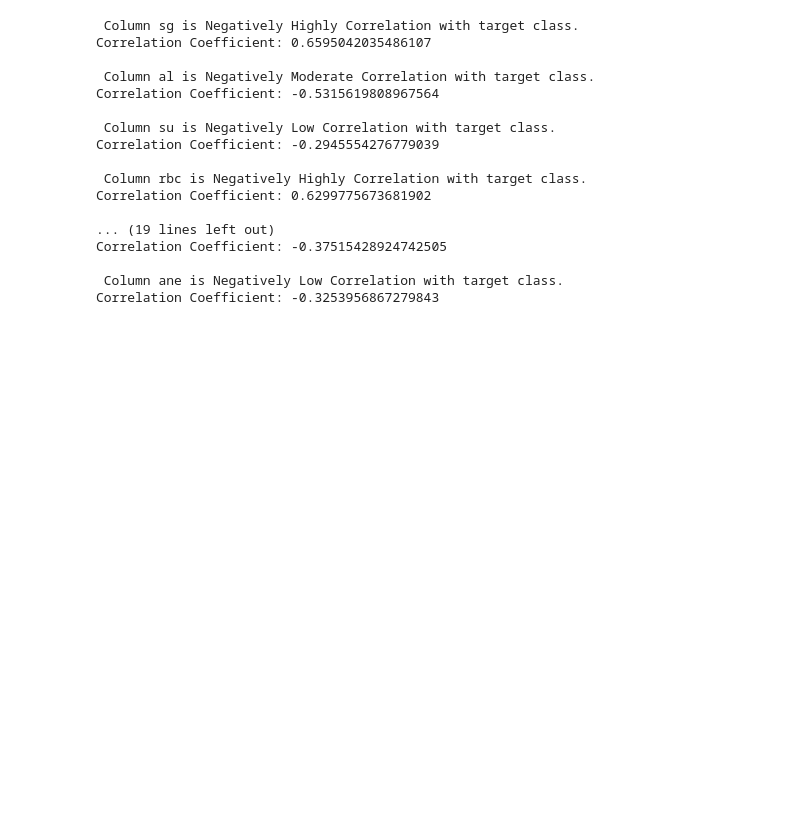
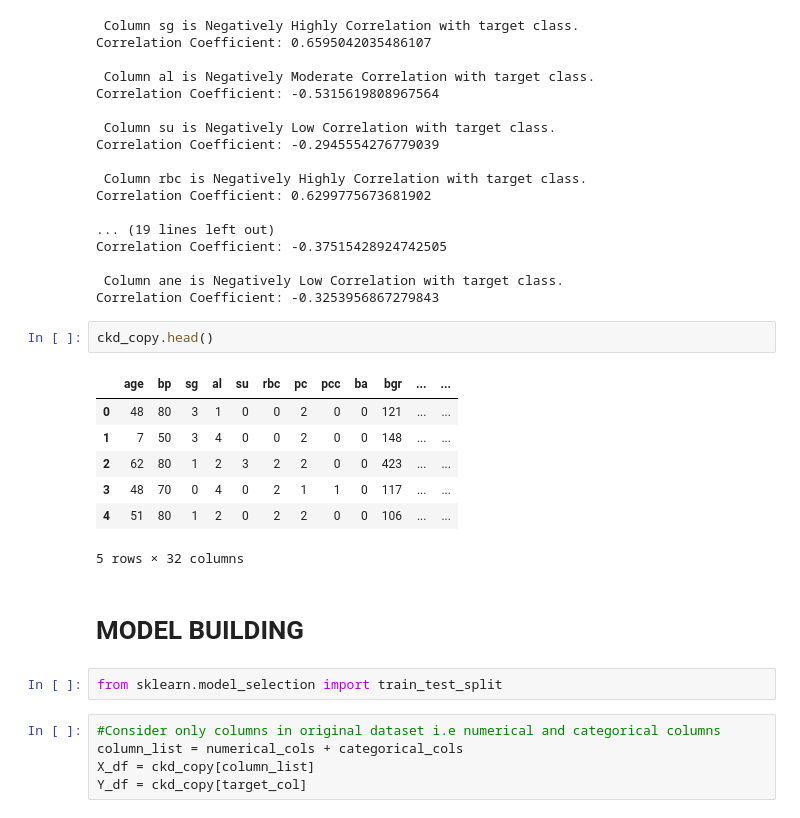
Before and after one commit to reenanagrale/Data_Mining_assignment, a Jupyter notebook: CKD_preprocessing.ipynb, the cells around one changed output. Cells and saved outputs as stored; diff of their text form; blank space fills up the shorter version.

```diff
--- a/CKD_preprocessing.ipynb
+++ b/CKD_preprocessing.ipynb
@@ -966,3 +946,22 @@ Correlation Coefficient: -0.37515428924742505
 
  Column ane is Negatively Low Correlation with target class.
 Correlation Coefficient: -0.3253956867279843
+# %%
+ckd_copy.head()
+# %% [output]
+|  | age | bp | sg | al | su | rbc | pc | pcc | ba | bgr | ... | ... |
+| 0 | 48 | 80 | 3 | 1 | 0 | 0 | 2 | 0 | 0 | 121 | ... | ... |
+| 1 | 7 | 50 | 3 | 4 | 0 | 0 | 2 | 0 | 0 | 148 | ... | ... |
+| 2 | 62 | 80 | 1 | 2 | 3 | 2 | 2 | 0 | 0 | 423 | ... | ... |
+| 3 | 48 | 70 | 0 | 4 | 0 | 2 | 1 | 1 | 0 | 117 | ... | ... |
+| 4 | 51 | 80 | 1 | 2 | 0 | 2 | 2 | 0 | 0 | 106 | ... | ... |
+5 rows × 32 columns
+# %% [markdown]
+# MODEL BUILDING
+# %%
+from sklearn.model_selection import train_test_split
+# %%
+#Consider only columns in original dataset i.e numerical and categorical columns
+column_list = numerical_cols + categorical_cols
+X_df = ckd_copy[column_list]
+Y_df = ckd_copy[target_col]
```
Also changed, not shown: parts of 24 cells of this notebook.
